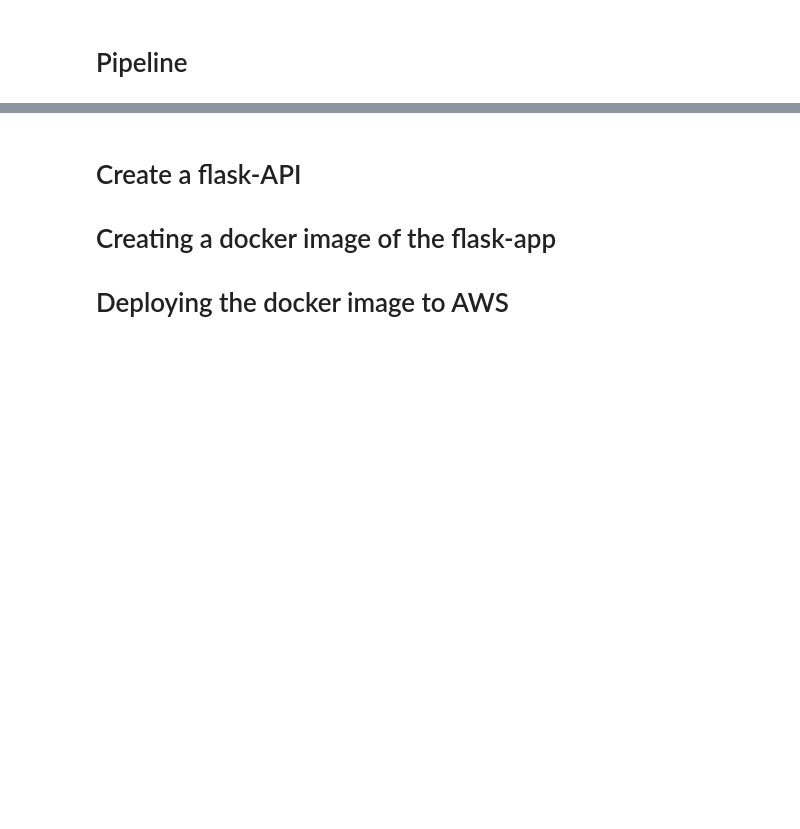
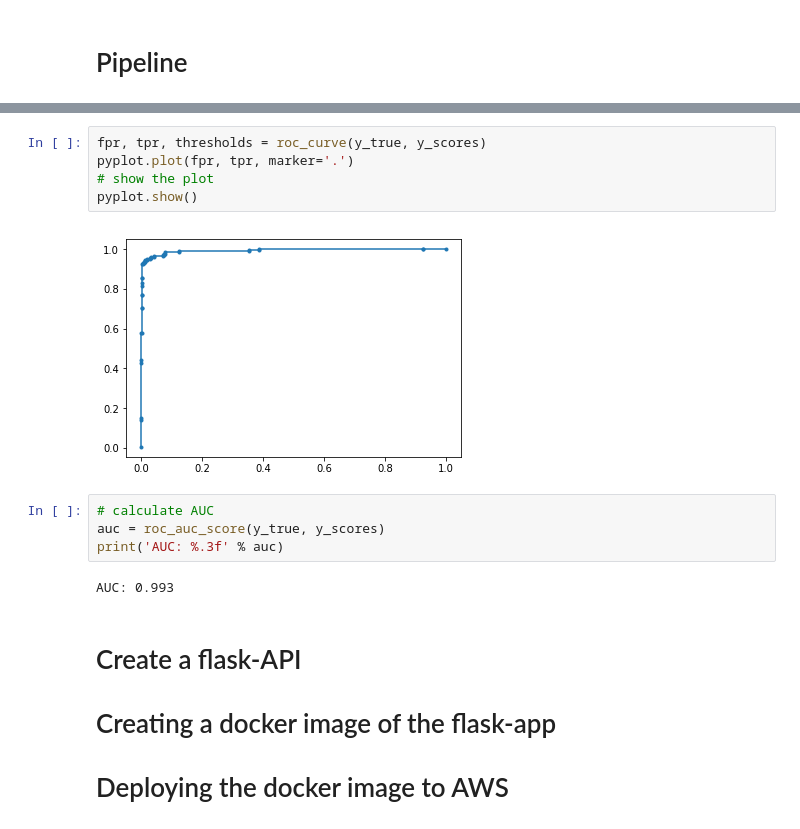
Before and after one commit to kulraghav/MLPractice, a Jupyter notebook: Notebooks/spam_filter.ipynb, the cells around one changed output, grey strips where cells are left out. Cells and saved outputs as stored; diff of their text form; blank space fills up the shorter version.

```diff
--- a/Notebooks/spam_filter.ipynb
+++ b/Notebooks/spam_filter.ipynb
@@ -520,3 +544,16 @@ The number of correctly classified samples is 1247
+# %%
+fpr, tpr, thresholds = roc_curve(y_true, y_scores)
+pyplot.plot(fpr, tpr, marker='.')
+# show the plot
+pyplot.show()
+# %% [output]
+[figure, added]
+# %%
+# calculate AUC
+auc = roc_auc_score(y_true, y_scores)
+print('AUC: %.3f' % auc)
+# %% [output]
+AUC: 0.993
 # %% [markdown]
 # Create a flask-API
 # Creating a docker image of the flask-app
```
Also changed, not shown: parts of 8 cells of this notebook.
